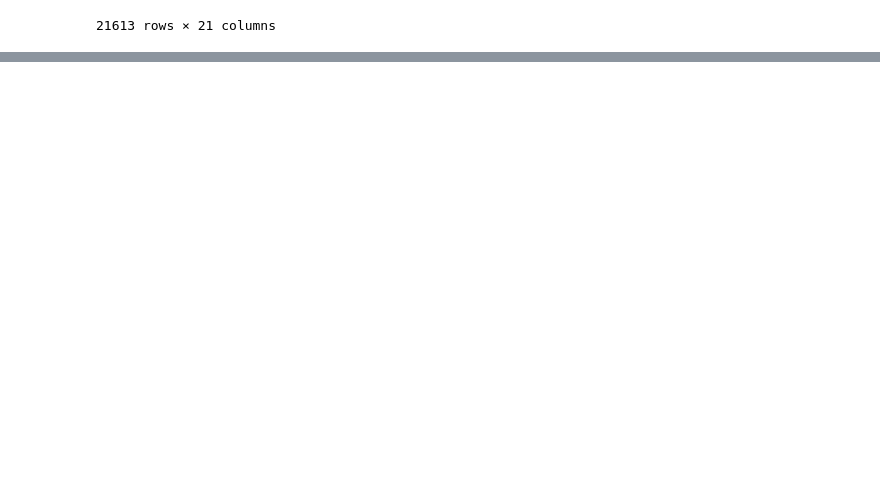
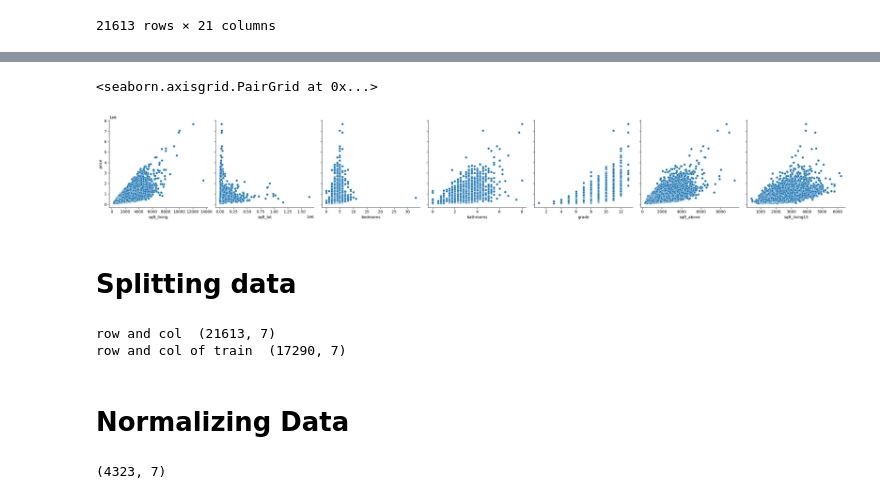
Before and after one commit to amanuelcm27/HousePricePrediction, a Jupyter notebook: housePrediction.ipynb, the cells around one changed output, grey strips where cells are left out. Saved outputs shown, nothing was run; the diff lists cells and outputs as text; code cells hidden in the pictures; blank space fills up the shorter version.

Commit message:
splitting and normalzing features

```diff
--- a/housePrediction.ipynb
+++ b/housePrediction.ipynb
@@ -102,0 +115,26 @@ dtype: int64
+# %%
+sns.pairplot(df, x_vars=["sqft_living", "sqft_lot", "bedrooms", "bathrooms" , "grade" , "sqft_above" , "sqft_living15"],  y_vars=['price'],
+             height=4 , kind="scatter" ,aspect=1, diag_kind="kde")
+# %% [output]
+<seaborn.axisgrid.PairGrid at 0x...>
+[figure, added]
+# %% [markdown]
+# Splitting data
+# %%
+from sklearn.model_selection import train_test_split
+X = df[["sqft_living", "sqft_lot", "bedrooms", "bathrooms" , "grade" , "sqft_above" , "sqft_living15"]]
+Y = df["price"]
+x_train , x_test , y_train , y_test = train_test_split(X,Y, test_size=0.2, random_state=42)
+# %% [output]
+row and col  (21613, 7)
+row and col of train  (17290, 7)
+# %% [markdown]
+# Normalizing Data
+# %%
+from sklearn.preprocessing import StandardScaler
+
+scaler = StandardScaler()
+x_train = scaler.fit_transform(x_train)
+x_test = scaler.transform(x_test)
+# %% [output]
+(4323, 7)
```
Also changed, not shown: parts of 6 cells of this notebook.
